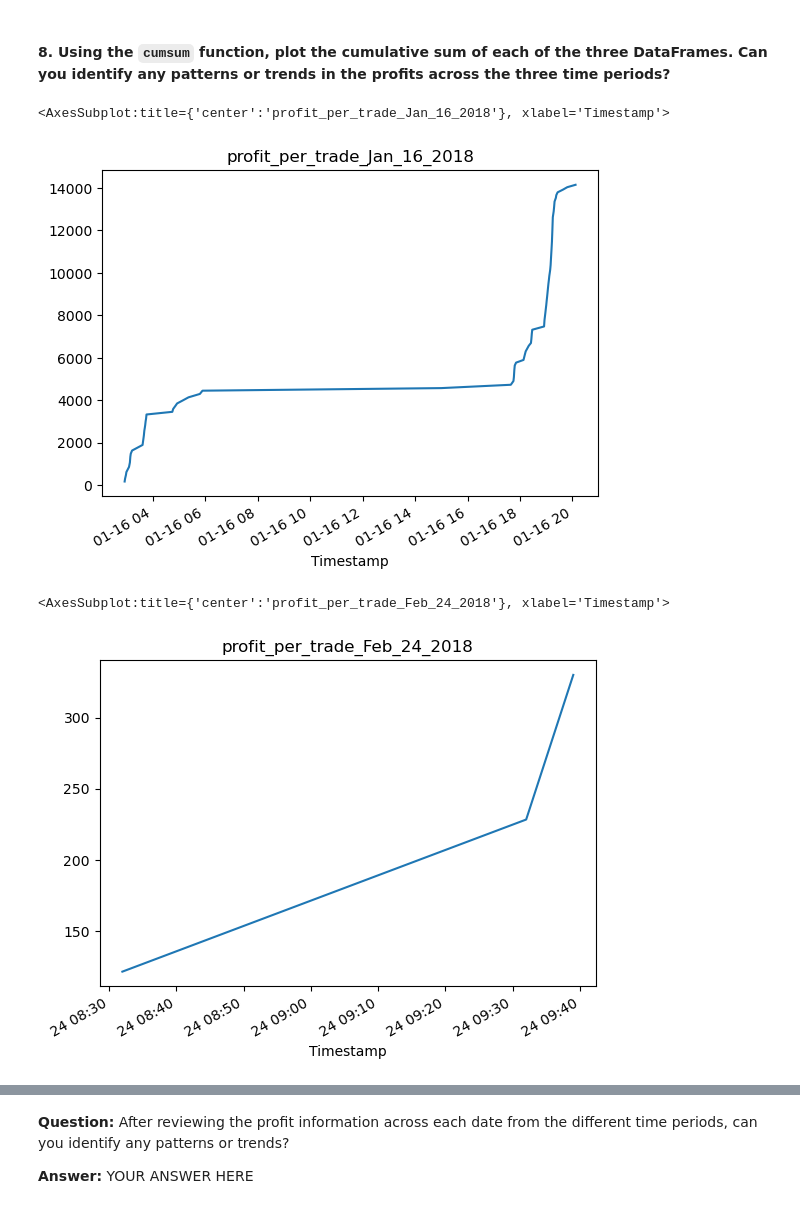
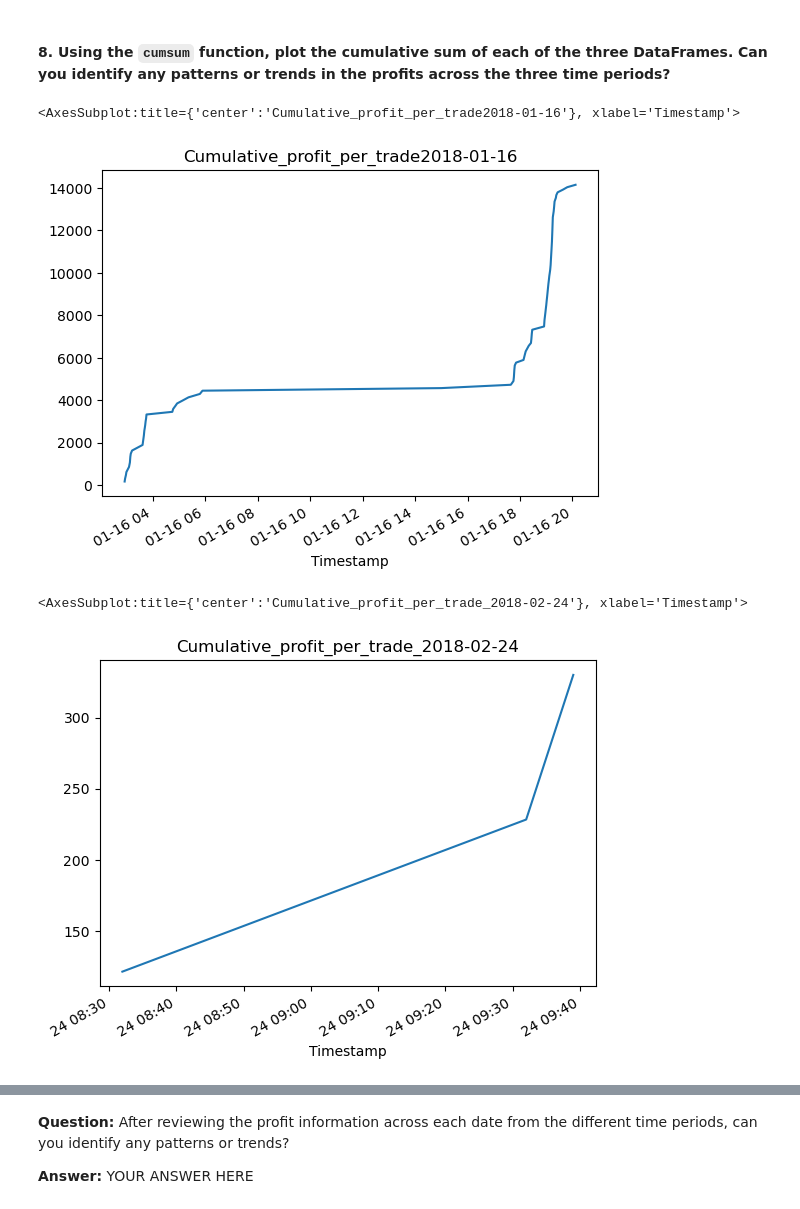
Before and after one commit to nielsdehaan1977/Fintech_Module3, a Jupyter notebook: crypto_arbitrage.ipynb, the cells around one changed output, grey strips where cells are left out. Drawn from its saved outputs; the diff is of its cells as text; code cells hidden in the pictures.

```diff
--- a/crypto_arbitrage.ipynb
+++ b/crypto_arbitrage.ipynb
@@ -294,6 +294,15 @@ coinbase_sliced.plot(legend=True, figsize=(15, 7), color="orange", label="BTC Co
 # %% [output]
 <AxesSubplot:title={'center':'BTC Bitstamp and BTC Coinbase Overlay Plot'}, xlabel='Timestamp'>
 [figure]
+# %%
+# set variable periods and dates to use throughout analysis, and to change dates of interest easily.
+period1_start = "2018-01-01"
+period1_end = "2018-01-31"
+period2_start = "2018-03-01"
+period2_end = "2018-03-31"
+date1 = "2018-01-16"
+date2 = "2018-02-24"
+date3 = "2018-03-26"
 # %%
 # Using the loc and plot functions, create an overlay plot that visualizes
 # the price action of both DataFrames for a one month period early in the dataset
@@ -446,9 +455,9 @@ Calculate the potential profits for each date that you selected in the previous
 # %%
 # For the date early in the dataset, measure the arbitrage spread between the two exchanges
 # by subtracting the lower-priced exchange from the higher-priced one
-arbitrage_spread_early = coinbase_sliced.loc["2018-01-16"] - bitstamp_sliced.loc["2018-01-16"]
-arbitrage_spread_middle = coinbase_sliced.loc["2018-02-24"] - bitstamp_sliced.loc["2018-02-24"]
-arbitrage_spread_late = coinbase_sliced.loc["2018-03-26"] - bitstamp_sliced.loc["2018-03-26"]
+arbitrage_spread_early = coinbase_sliced.loc[date1] - bitstamp_sliced.loc[date1]
+arbitrage_spread_middle = coinbase_sliced.loc[date2] - bitstamp_sliced.loc[date2]
+arbitrage_spread_late = coinbase_sliced.loc[date3] - bitstamp_sliced.loc[date3]
 
 # Use a conditional statement to generate the summary statistics for each arbitrage_spread DataFrame
 arbitrage_spread_early = arbitrage_spread_early[arbitrage_spread_early>0]
@@ -481,9 +490,9 @@ arbitrage_spread_early.describe(), arbitrage_spread_middle.describe(), arbitrage
 # For the date early in the dataset, calculate the spread returns by dividing the instances when the arbitrage spread is positive (> 0)
 # by the price of Bitcoin from the exchange you are buying on (the lower-priced exchange).
 
-spread_return_early = arbitrage_spread_early / bitstamp_sliced.loc["2018-01-16"]
-spread_return_middle = arbitrage_spread_middle / bitstamp_sliced.loc["2018-02-24"]
-spread_return_late = arbitrage_spread_late / bitstamp_sliced.loc["2018-03-26"]
+spread_return_early = arbitrage_spread_early / bitstamp_sliced.loc[date1]
+spread_return_middle = arbitrage_spread_middle / bitstamp_sliced.loc[date2]
+spread_return_late = arbitrage_spread_late / bitstamp_sliced.loc[date3]
 
 # Review the spread return DataFrame
 spread_return_early.describe(), spread_return_middle.describe(), spread_return_late.describe()
@@ -572,9 +581,9 @@ profitable_trades_early.describe(), profitable_trades_middle.describe(), profita
 # %%
 # For the date early in the dataset, calculate the potential profit per trade in dollars
 # Multiply the profitable trades by the cost of the Bitcoin that was purchased
-profit_early = profitable_trades_early * bitstamp_sliced.loc["2018-01-16"]
-profit_middle = profitable_trades_middle * bitstamp_sliced.loc["2018-02-24"]
-profit_late = profitable_trades_late * bitstamp_sliced.loc["2018-03-26"]
+profit_early = profitable_trades_early * bitstamp_sliced.loc[date1]
+profit_middle = profitable_trades_middle * bitstamp_sliced.loc[date2]
+profit_late = profitable_trades_late * bitstamp_sliced.loc[date3]
 
 # Drop any missing values from the profit DataFrame
 profit_per_trade_early = profit_early.dropna()
@@ -665,13 +674,13 @@ cumulative_profit_middle = profit_per_trade_middle.cumsum()
 cumulative_profit_late = profit_per_trade_late.cumsum()
 # %%
 # Plot the cumulative sum of profits for the early profit per trade DataFrame
-cumulative_profit_early.plot(kind='line', title="Cumulative_profit_per_trade_Jan_16_2018")
+cumulative_profit_early.plot(kind='line', title=("Cumulative_profit_per_trade" + date1))
 # %% [output]
-<AxesSubplot:title={'center':'profit_per_trade_Jan_16_2018'}, xlabel='Timestamp'>
+<AxesSubplot:title={'center':'Cumulative_profit_per_trade2018-01-16'}, xlabel='Timestamp'>
-[figure, old version]
+[figure, new version]
 # %%
-cumulative_profit_middle.plot(kind='line', title="Cumulative_profit_per_trade_Feb_24_2018")
+cumulative_profit_middle.plot(kind='line', title=("Cumulative_profit_per_trade_" + date2))
 # %% [output]
-<AxesSubplot:title={'center':'profit_per_trade_Feb_24_2018'}, xlabel='Timestamp'>
+<AxesSubplot:title={'center':'Cumulative_profit_per_trade_2018-02-24'}, xlabel='Timestamp'>
-[figure, old version]
+[figure, new version]
 # %%
```
Also changed, not shown: parts of 16 cells of this notebook.
